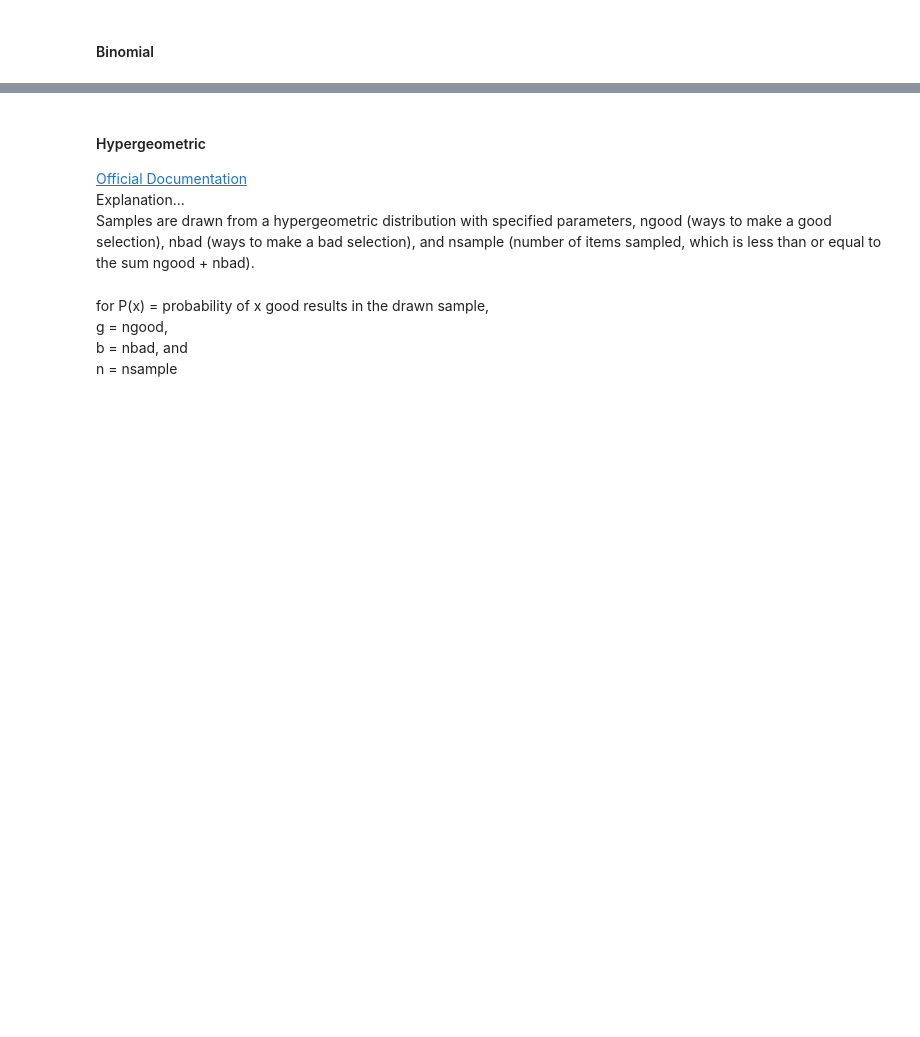
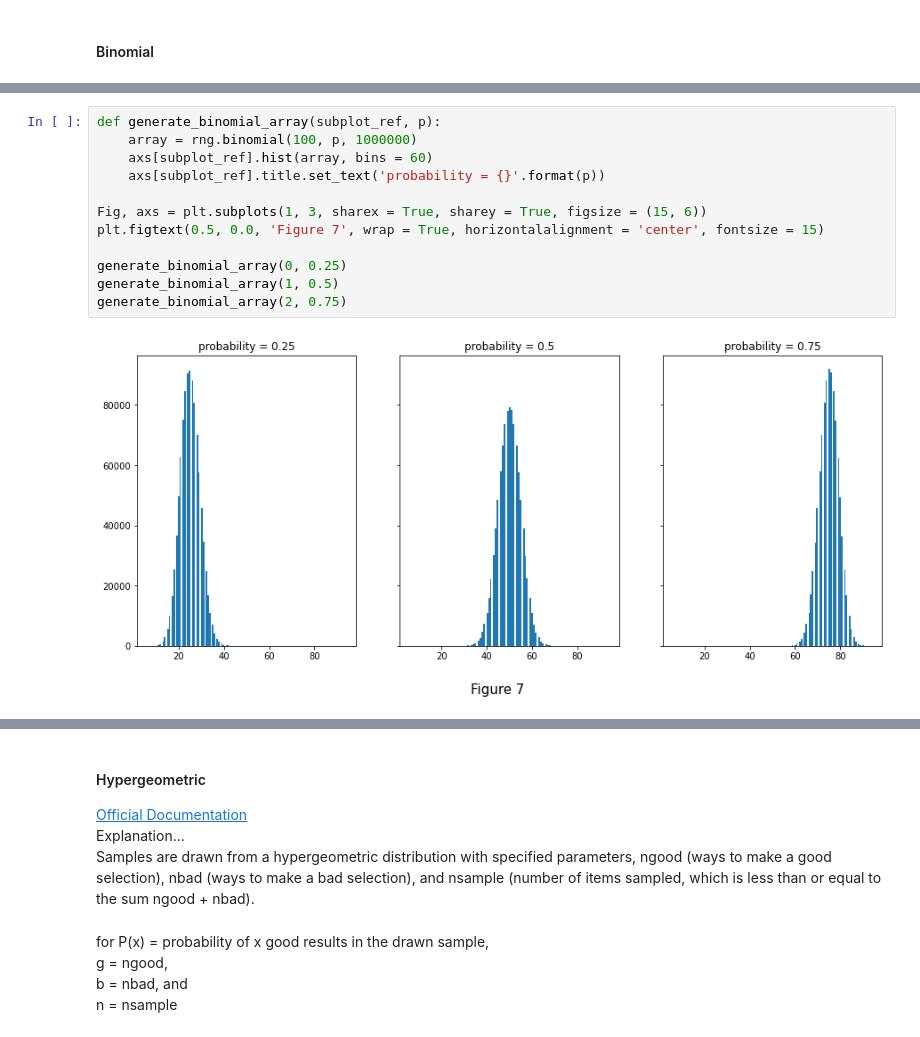
Before and after one commit to CiaranMoran27/playing_with_jupyter, a Jupyter notebook: numpy-random.ipynb, the cells around one changed output, grey strips where cells are left out. Drawn from its saved outputs; the diff is of its cells as text; blank space fills up the shorter version.

```diff
--- a/numpy-random.ipynb
+++ b/numpy-random.ipynb
@@ -530,0 +543,14 @@ plot_bar_twice(less_coin_flips, more_coun_flips)
+# %%
+def generate_binomial_array(subplot_ref, p):
+    array = rng.binomial(100, p, 1000000)
+    axs[subplot_ref].hist(array, bins = 60)
+    axs[subplot_ref].title.set_text('probability = {}'.format(p))
+
+Fig, axs = plt.subplots(1, 3, sharex = True, sharey = True, figsize = (15, 6))
+plt.figtext(0.5, 0.0, 'Figure 7', wrap = True, horizontalalignment = 'center', fontsize = 15)
+
+generate_binomial_array(0, 0.25)
+generate_binomial_array(1, 0.5)
+generate_binomial_array(2, 0.75)
+# %% [output]
+[figure, added]
```
Also changed, not shown: parts of 19 cells of this notebook.
